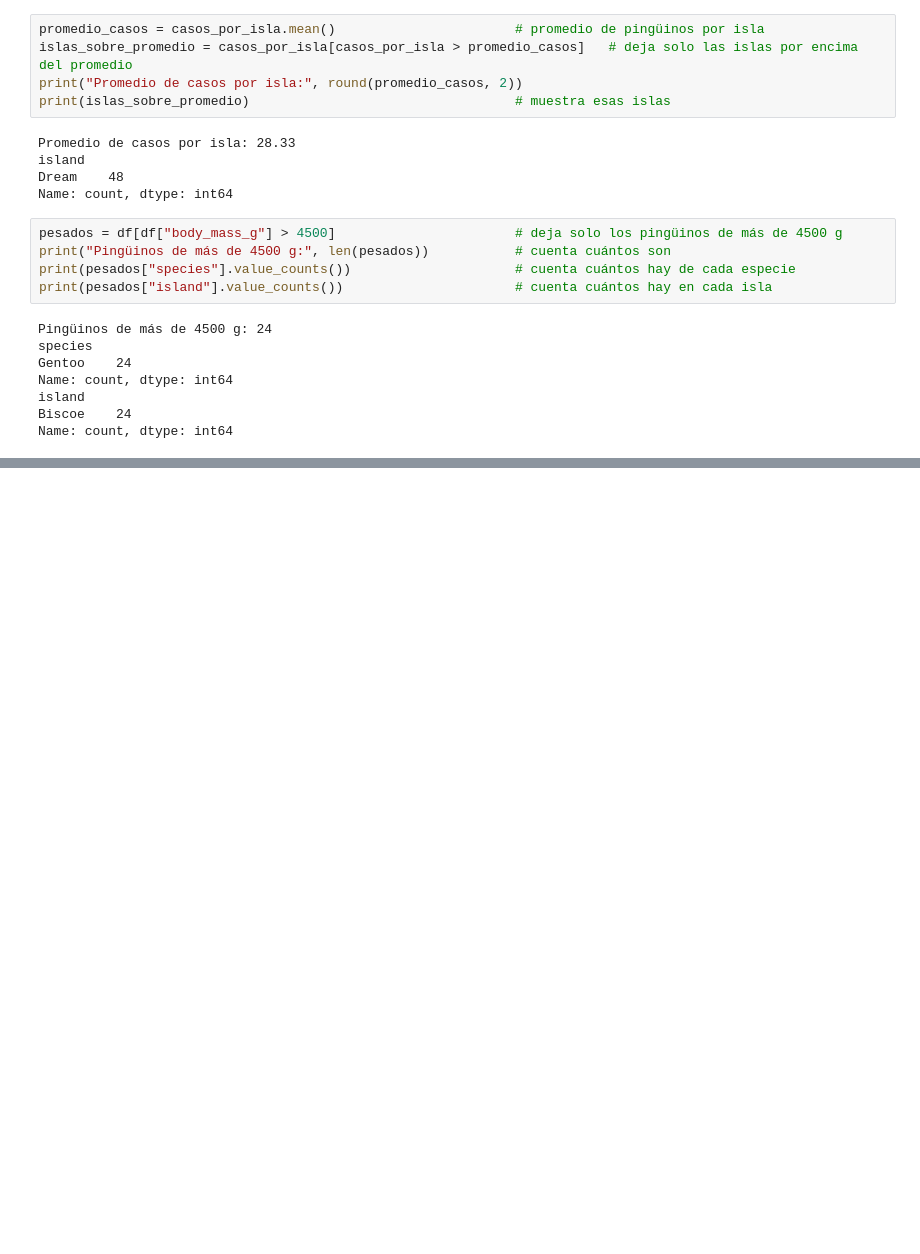
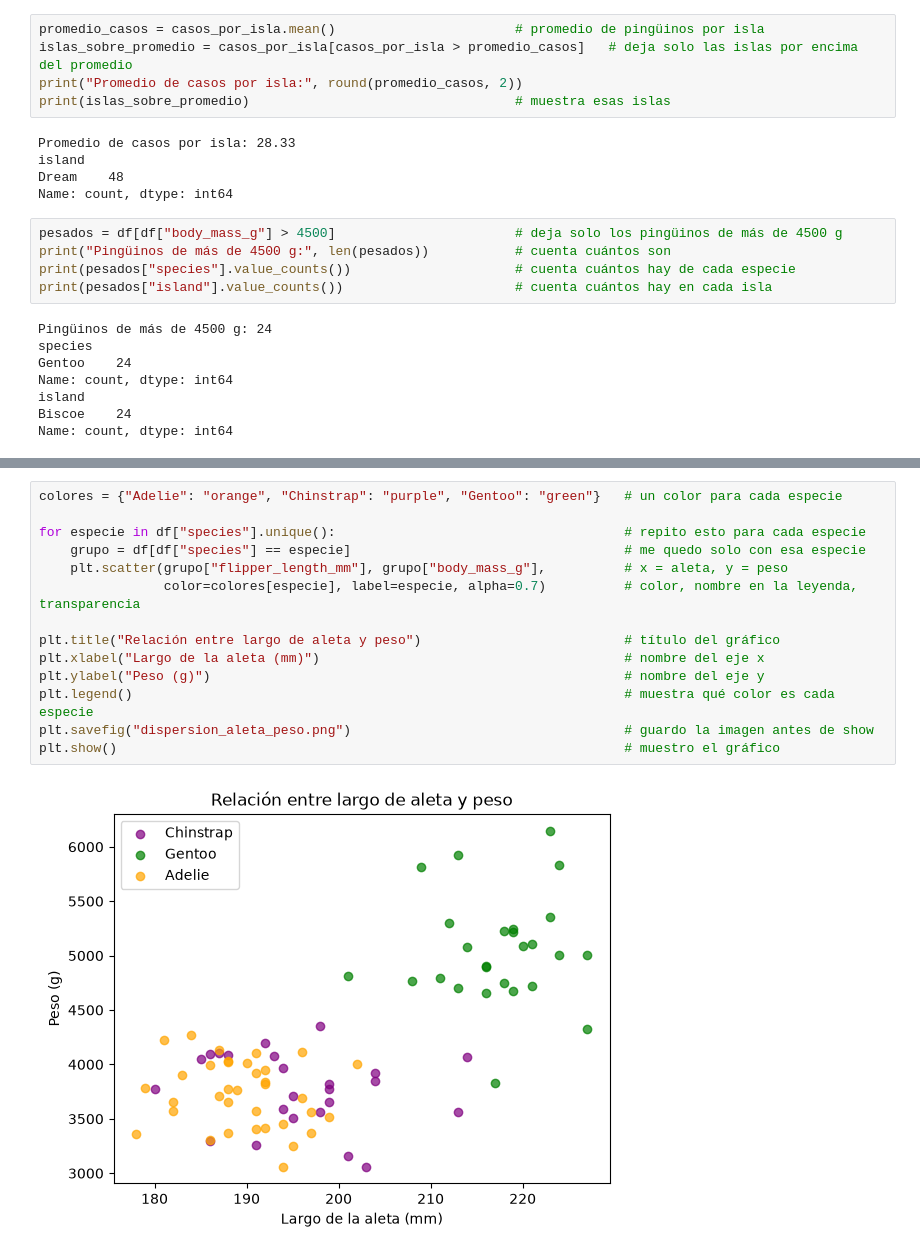
Before and after one commit to mariagonzalezh-commits/Desafio-, a Jupyter notebook: desafiojessymafe.ipynb, the cells around one changed output, grey strips where cells are left out. Saved outputs shown, nothing was run; the diff lists cells and outputs as text; blank space fills up the shorter version.

```diff
--- a/desafiojessymafe.ipynb
+++ b/desafiojessymafe.ipynb
@@ -81,0 +107,16 @@ Name: count, dtype: int64
+# %%
+colores = {"Adelie": "orange", "Chinstrap": "purple", "Gentoo": "green"}   # un color para cada especie
+
+for especie in df["species"].unique():                                     # repito esto para cada especie
+    grupo = df[df["species"] == especie]                                   # me quedo solo con esa especie
+    plt.scatter(grupo["flipper_length_mm"], grupo["body_mass_g"],          # x = aleta, y = peso
+                color=colores[especie], label=especie, alpha=0.7)          # color, nombre en la leyenda, transparencia
+
+plt.title("Relación entre largo de aleta y peso")                          # título del gráfico
+plt.xlabel("Largo de la aleta (mm)")                                       # nombre del eje x
+plt.ylabel("Peso (g)")                                                     # nombre del eje y
+plt.legend()                                                               # muestra qué color es cada especie
+plt.savefig("dispersion_aleta_peso.png")                                   # guardo la imagen antes de show
+plt.show()                                                                 # muestro el gráfico
+# %% [output]
+[figure, added]
```
Also changed, not shown: parts of 2 cells of this notebook, 3 other files.
